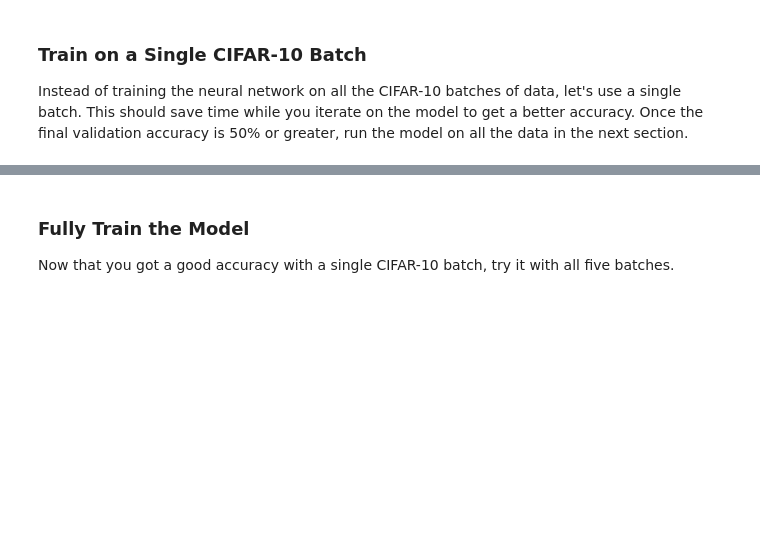
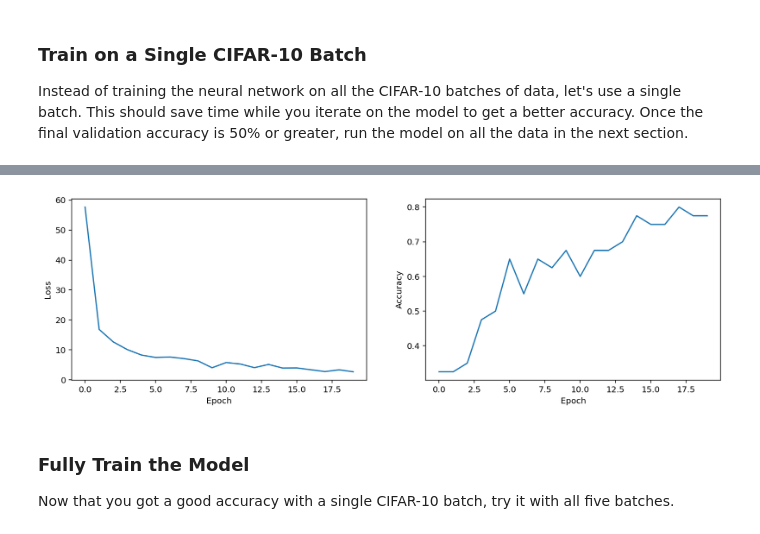
Before and after one commit to piotrbazan/machine-learning, a Jupyter notebook: projects/image-classification/image_classification.ipynb, the cells around one changed output, grey strips where cells are left out. Drawn from its saved outputs; the diff is of its cells as text; code cells hidden in the pictures; blank space fills up the shorter version.

```diff
--- a/projects/image-classification/image_classification.ipynb
+++ b/projects/image-classification/image_classification.ipynb
@@ -357,20 +362,25 @@ def conv_net(x, keep_prob):
     #    Play around with different number of outputs, kernel size and stride
     # Function Definition from Above:
     #    conv2d_maxpool(x_tensor, conv_num_outputs, conv_ksize, conv_strides, pool_ksize, pool_strides)
-    conv1 = conv2d_maxpool(x,     16, (3,3), (1,1), (2,2), (2,2))
-    conv2 = conv2d_maxpool(conv1, 16, (3,3), (1,1), (2,2), (2,2))
+    conv1 = conv2d_maxpool(x,     64, (3,3), (1,1), (2,2), (2,2))
+    #conv1 = tf.nn.dropout(conv1, keep_prob)
+    conv2 = conv2d_maxpool(conv1, 128, (3,3), (1,1), (2,2), (2,2))
+    #conv2 = tf.nn.dropout(conv2, keep_prob)
+    conv3 = conv2d_maxpool(conv2, 256, (3,3), (1,1), (2,2), (2,2))
+    #conv4 = conv2d_maxpool(conv3, 1, (1,1), (1,1), (1,1), (1,1))
 
     # TODO: Apply a Flatten Layer
     # Function Definition from Above:
     #   flatten(x_tensor)
-    f = flatten(conv2)
+    f = flatten(conv3)
 
     # TODO: Apply 1, 2, or 3 Fully Connected Layers
     #    Play around with different number of outputs
     # Function Definition from Above:
     #   fully_conn(x_tensor, num_outputs)
-    fc = fully_conn(f, 128)
+    fc = fully_conn(f, 4096)
     fc = tf.nn.dropout(fc, keep_prob)
+
     # TODO: Apply an Output Layer
     #    Set this to the number of classes
     # Function Definition from Above:
@@ -457,7 +479,8 @@ def print_stats(session, feature_batch, label_batch, cost, accuracy):
     : accuracy: TensorFlow accuracy function
     """
     c, acc = session.run([cost, accuracy], feed_dict={x: feature_batch, y:label_batch, keep_prob: 1.})
-    print('Loss=%.3f accuracy=%.3f' % (c, acc * 100.))
+    print('Loss=%.3f accuracy=%.1f' % (c, acc * 100.))
+    return c, acc
 # %% [markdown]
 ### Hyperparameters
 Tune the following parameters:
@@ -470,9 +493,9 @@ Tune the following parameters:
 * Set `keep_probability` to the probability of keeping a node using dropout
 # %%
 # TODO: Tune Parameters
-epochs = 10
-batch_size = 64
-keep_probability = .5
+epochs = 20
+batch_size = 256
+keep_probability = .6
 # %% [markdown]
 ### Train on a Single CIFAR-10 Batch
 Instead of training the neural network on all the CIFAR-10 batches of data, let's use a single batch. This should save time while you iterate on the model to get a better accuracy.  Once the final validation accuracy is 50% or greater, run the model on all the data in the next section.
@@ -481,6 +504,7 @@ Instead of training the neural network on all the CIFAR-10 batches of data, let'
 DON'T MODIFY ANYTHING IN THIS CELL
 """
 print('Checking the Training on a Single Batch...')
+hist = []
 with tf.Session() as sess:
     # Initializing the variables
     sess.run(tf.global_variables_initializer())
@@ -491,6 +515,17 @@ with tf.Session() as sess:
         for batch_features, batch_labels in helper.load_preprocess_training_batch(batch_i, batch_size):
             train_neural_network(sess, optimizer, keep_probability, batch_features, batch_labels)
         print('Epoch {:>2}, CIFAR-10 Batch {}:  '.format(epoch + 1, batch_i), end='')
-        print_stats(sess, batch_features, batch_labels, cost, accuracy)
+        hist.append(print_stats(sess, batch_features, batch_labels, cost, accuracy))
+
+    hist = np.array(hist)
+    plt.figure(figsize=(14,4))
+    plt.subplot(121)
+    plt.plot(hist[:,0])
+    plt.ylabel('Loss')
+    plt.xlabel('Epoch')
+    plt.subplot(122)
+    plt.plot(hist[:,1])
+    plt.ylabel('Accuracy')
+    plt.xlabel('Epoch')
 # %% [output]
 Checking the Training on a Single Batch...
@@ -507,3 +548,4 @@ Epoch 10, CIFAR-10 Batch 1:  Loss=1.966 accuracy=30.000
+[figure, added]
 # %% [markdown]
 ### Fully Train the Model
 Now that you got a good accuracy with a single CIFAR-10 batch, try it with all five batches.
```
Also changed, not shown: parts of 6 cells of this notebook.
